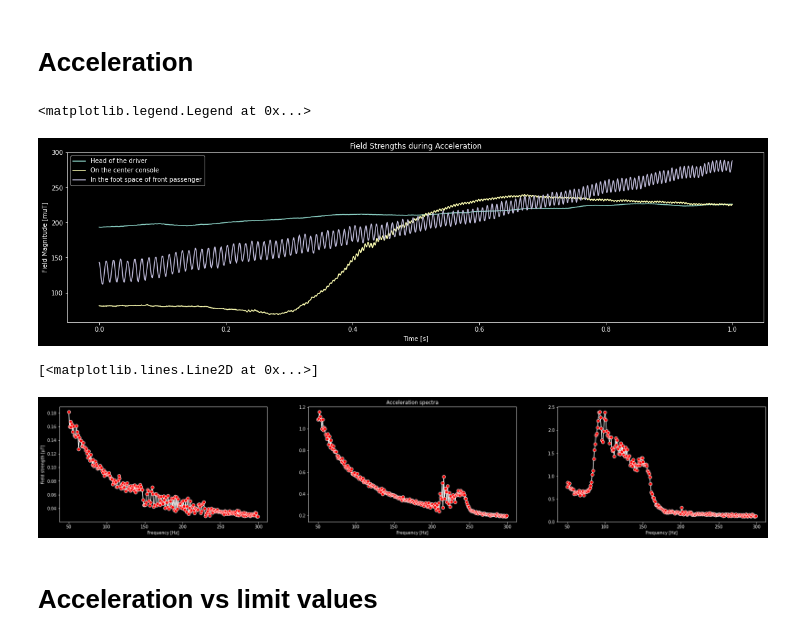
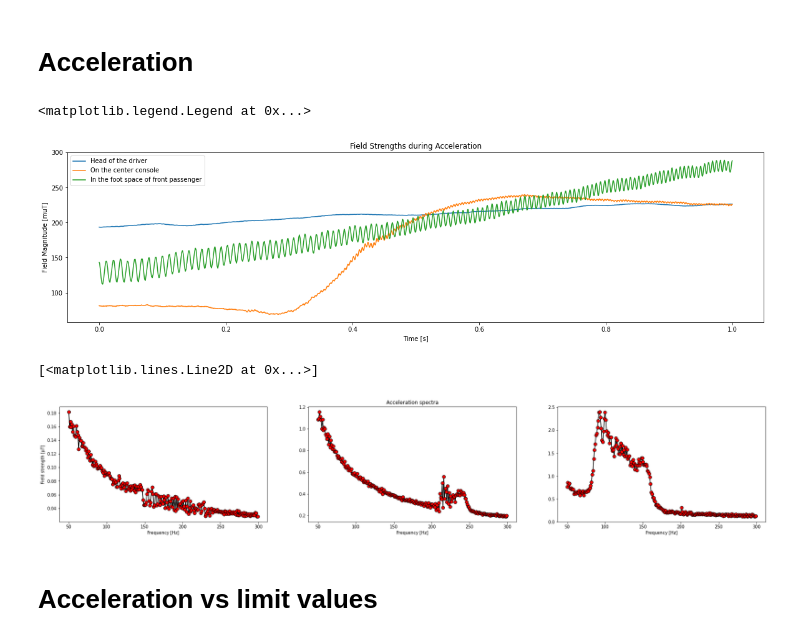
Before and after one commit to liopeer/EMFields, a Jupyter notebook: Body_interaction.ipynb, the cells around one changed output. Cells and saved outputs as stored; diff of their text form; code cells hidden in the pictures.

```diff
--- a/Body_interaction.ipynb
+++ b/Body_interaction.ipynb
@@ -3,7 +3,7 @@ import numpy as np
 from numpy.fft import fft
 import matplotlib.pyplot as plt
 from scipy.optimize import curve_fit
-plt.style.use('dark_background')
+#plt.style.use('dark_background')
 
 from import_raw_advanced import *
 # %% [markdown]
@@ -27,15 +27,15 @@ foot_time, foot_freq = data_import(measurement)
 # %%
 fig, ax = plt.subplots(figsize=(20,5))
 ax.set_title('Field Strengths during Acceleration')
 ax.set_xlabel('Time [s]')
 ax.set_ylabel('Field Magnitude [muT]')
-plot_head = ax.plot(head_time[:,0], head_time[:,4], label='Head of the driver')
-plot_console = ax.plot(head_time[:,0], console_time[:,4], label='On the center console')
-plot_foot = ax.plot(head_time[:,0], foot_time[:,4], label='In the foot space of front passenger')
+ax.plot(head_time[:,0], head_time[:,4], label='Head of the driver')
+ax.plot(head_time[:,0], console_time[:,4], label='On the center console')
+ax.plot(head_time[:,0], foot_time[:,4], label='In the foot space of front passenger')
 ax.legend()
 # %% [output]
 <matplotlib.legend.Legend at 0x...>
-[figure, old version]
+[figure, new version]
 # %%
 WOI_head = np.s_[50:300] # frequency window of interest: DC fields carry too much signal
 WOI_console = np.s_[50:300]
@@ -47,12 +47,12 @@ ax1.set_xlabel("Frequency [Hz]")
 ax2.set_xlabel("Frequency [Hz]")
 ax3.set_xlabel("Frequency [Hz]")
 ax1.set_ylabel("Field strength [μT]")
-ax1.plot(head_freq[WOI_head,0], head_freq[WOI_head,4], color='white', marker='.', markerfacecolor='red', markersize=15)
-ax2.plot(console_freq[WOI_console,0], console_freq[WOI_console,4], color='white', marker='.', markerfacecolor='red', markersize=15)
-ax3.plot(foot_freq[WOI_foot,0], foot_freq[WOI_foot,4], color='white', marker='.', markerfacecolor='red', markersize=15)
+ax1.plot(head_freq[WOI_head,0], head_freq[WOI_head,4], color='black', marker='.', markerfacecolor='red', markersize=15)
+ax2.plot(console_freq[WOI_console,0], console_freq[WOI_console,4], color='black', marker='.', markerfacecolor='red', markersize=15)
+ax3.plot(foot_freq[WOI_foot,0], foot_freq[WOI_foot,4], color='black', marker='.', markerfacecolor='red', markersize=15)
 # %% [output]
 [<matplotlib.lines.Line2D at 0x...>]
-[figure, old version]
+[figure, new version]
 # %% [markdown]
 # Acceleration vs limit values
 # %%
```
Also changed, not shown: parts of 2 cells of this notebook.
